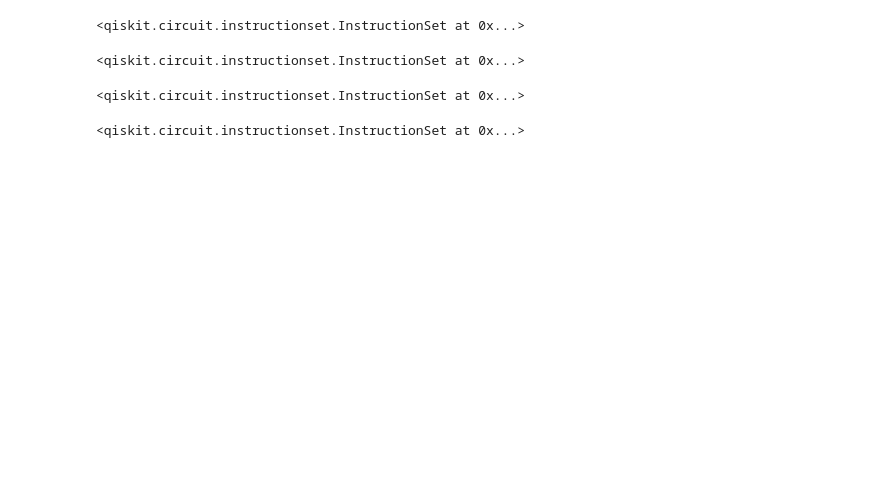
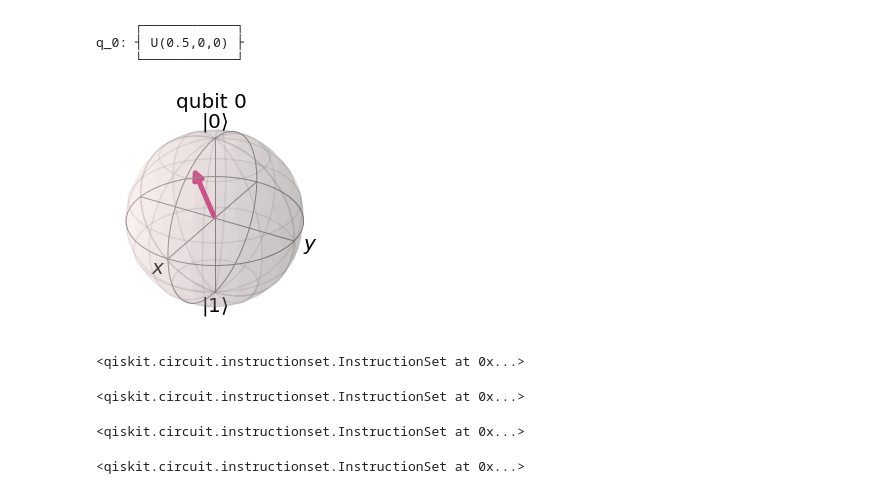
Before and after one commit to kingusiu/laspaclu, a Jupyter notebook: playground/swap_test.ipynb, the cells around one changed output. Drawn from its saved outputs; the diff is of its cells as text; code cells hidden in the pictures; blank space fills up the shorter version.

```diff
--- a/playground/swap_test.ipynb
+++ b/playground/swap_test.ipynb
@@ -20,3 +210,22 @@ from qiskit.visualization import plot_histogram
+# %%
+from qiskit.visualization import plot_bloch_multivector, plot_histogram
+sim = Aer.get_backend('aer_simulator')
+# Let's have U-gate transform a |0> to |+> state
+qc = QuantumCircuit(1)
+qc.u(0.5, 0, 0, 0)
+qc.draw()
+# %% [output]
+     ┌────────────┐
+q_0: ┤ U(0.5,0,0) ├
+     └────────────┘
+# %%
+# Let's see the result
+qc.save_statevector()
+qobj = assemble(qc)
+state = sim.run(qobj).result().get_statevector()
+plot_bloch_multivector(state)
+# %% [output]
+[figure, added]
 # %%
 # create circuit
 n = 2
```
Also changed, not shown: parts of 23 cells of this notebook, 1 other file.
